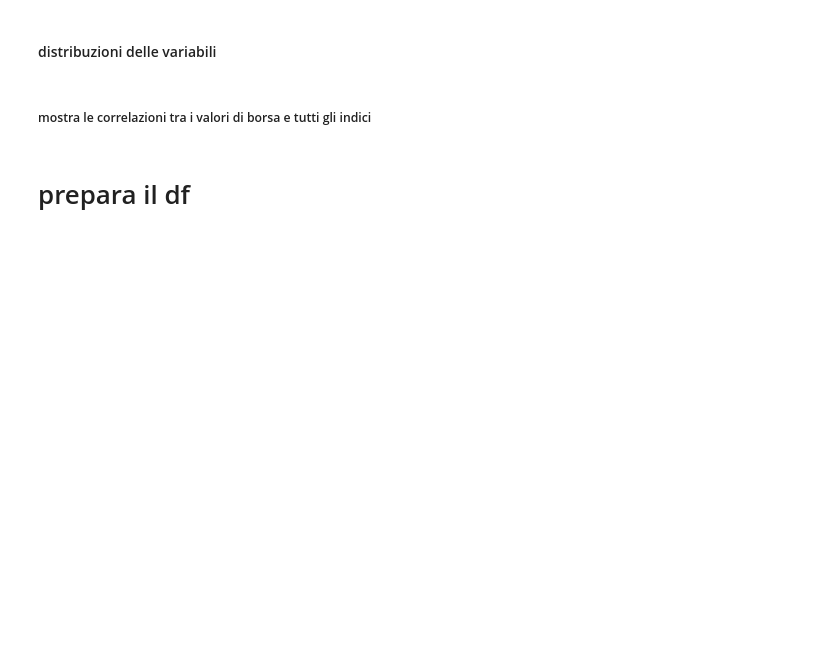
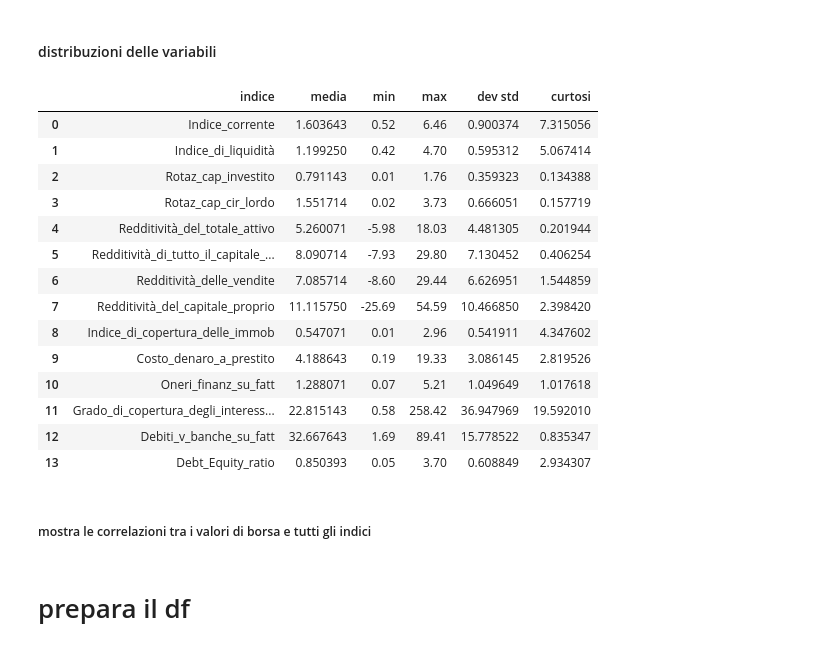
Before and after one commit to leoBitto/Tesi, a Jupyter notebook: tesi.ipynb, the cells around one changed output. Drawn from its saved outputs; the diff is of its cells as text; code cells hidden in the pictures; blank space fills up the shorter version.

```diff
--- a/tesi.ipynb
+++ b/tesi.ipynb
@@ -222,2 +216,60 @@ for indice in df.columns[7:]:
+# %%
+# Crea una griglia 5x3 di subplot
+fig = make_subplots(rows=5, cols=3)
+car_indici = []
+# Cicla attraverso le colonne a partire dalla 7a
+for idx, col_name in enumerate(df.columns[7:]):
+    # Calcola la riga e la colonna corrispondenti nella griglia 5x3
+    row = idx // 3 + 1
+    col = idx % 3 + 1
+
+    # Aggiungi un grafico a questa posizione
+    histogram = px.histogram(df, x=col_name, nbins=1000)
+    fig.add_trace(histogram.data[0], row=row, col=col)
+
+    # Aggiungi titoli agli assi x e y
+    fig.update_xaxes(title_text=col_name, row=row, col=col)
+    fig.update_yaxes(title_text='Frequenza', row=row, col=col)
+
+    #calcola media, min, max, dev std,
+    car_indici.append({
+        'indice' : col_name,
+        'media'  : df[col_name].mean(),
+        'min'    : df[col_name].min(),
+        'max'    : df[col_name].max(),
+        'dev std': df[col_name].std(),
+        'curtosi': df[col_name].kurtosis(),
+
+    })
+
+# Aggiungi un layout per personalizzare il titolo e le dimensioni
+fig.update_layout(
+    title='Distribuzioni degli indici',
+    height=1000,  # Imposta l'altezza della griglia
+    width=1200    # Imposta la larghezza della griglia
+)
+
+# Visualizza la griglia
+fig.show()
+# %%
+car_indici = pd.DataFrame(car_indici)
+car_indici.set_index('indice')
+car_indici
+# %% [output]
+|  | indice | media | min | max | dev std | curtosi |
+| 0 | Indice_corrente | 1.603643 | 0.52 | 6.46 | 0.900374 | 7.315056 |
+| 1 | Indice_di_liquidità | 1.199250 | 0.42 | 4.70 | 0.595312 | 5.067414 |
+| 2 | Rotaz_cap_investito | 0.791143 | 0.01 | 1.76 | 0.359323 | 0.134388 |
+| 3 | Rotaz_cap_cir_lordo | 1.551714 | 0.02 | 3.73 | 0.666051 | 0.157719 |
+| 4 | Redditività_del_totale_attivo | 5.260071 | -5.98 | 18.03 | 4.481305 | 0.201944 |
+| 5 | Redditività_di_tutto_il_capitale_... | 8.090714 | -7.93 | 29.80 | 7.130452 | 0.406254 |
+| 6 | Redditività_delle_vendite | 7.085714 | -8.60 | 29.44 | 6.626951 | 1.544859 |
+| 7 | Redditività_del_capitale_proprio | 11.115750 | -25.69 | 54.59 | 10.466850 | 2.398420 |
+| 8 | Indice_di_copertura_delle_immob | 0.547071 | 0.01 | 2.96 | 0.541911 | 4.347602 |
+| 9 | Costo_denaro_a_prestito | 4.188643 | 0.19 | 19.33 | 3.086145 | 2.819526 |
+| 10 | Oneri_finanz_su_fatt | 1.288071 | 0.07 | 5.21 | 1.049649 | 1.017618 |
+| 11 | Grado_di_copertura_degli_interess... | 22.815143 | 0.58 | 258.42 | 36.947969 | 19.592010 |
+| 12 | Debiti_v_banche_su_fatt | 32.667643 | 1.69 | 89.41 | 15.778522 | 0.835347 |
+| 13 | Debt_Equity_ratio | 0.850393 | 0.05 | 3.70 | 0.608849 | 2.934307 |
 # %% [markdown]
 ##### mostra le correlazioni tra i valori di borsa e tutti gli indici
```
Also changed, not shown: parts of 35 cells of this notebook, 4 other files.
